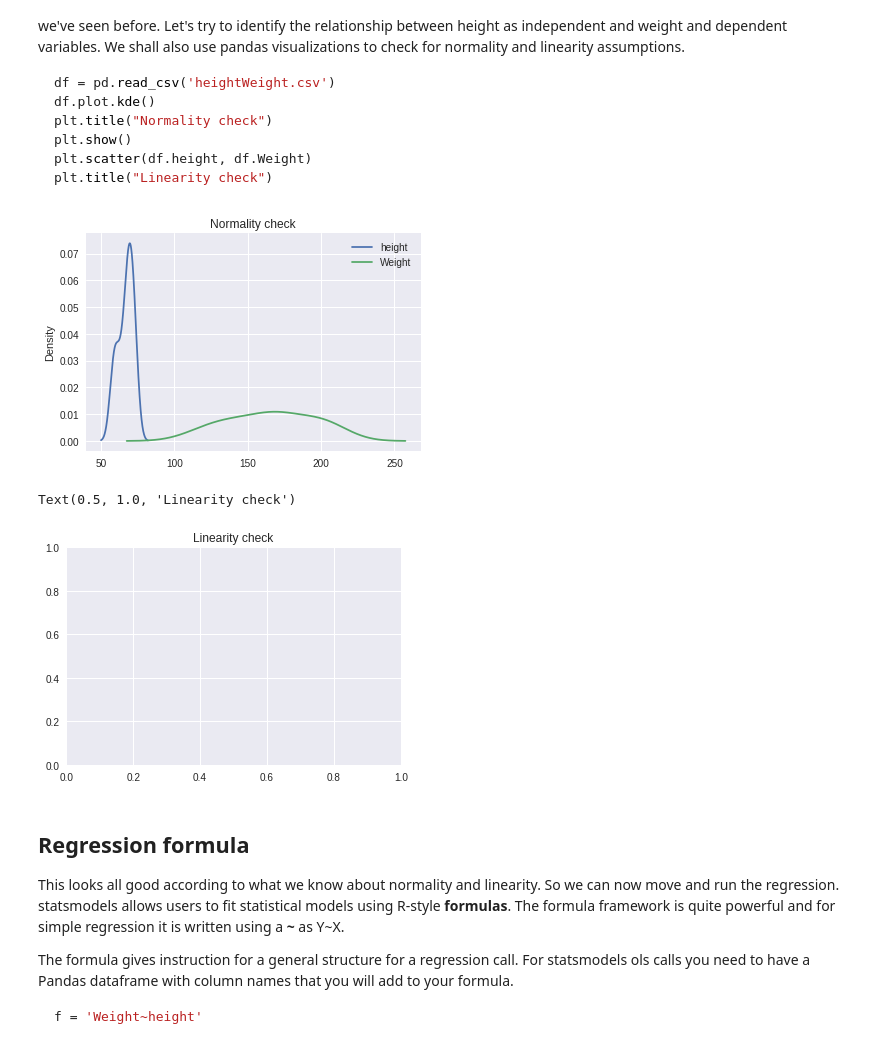
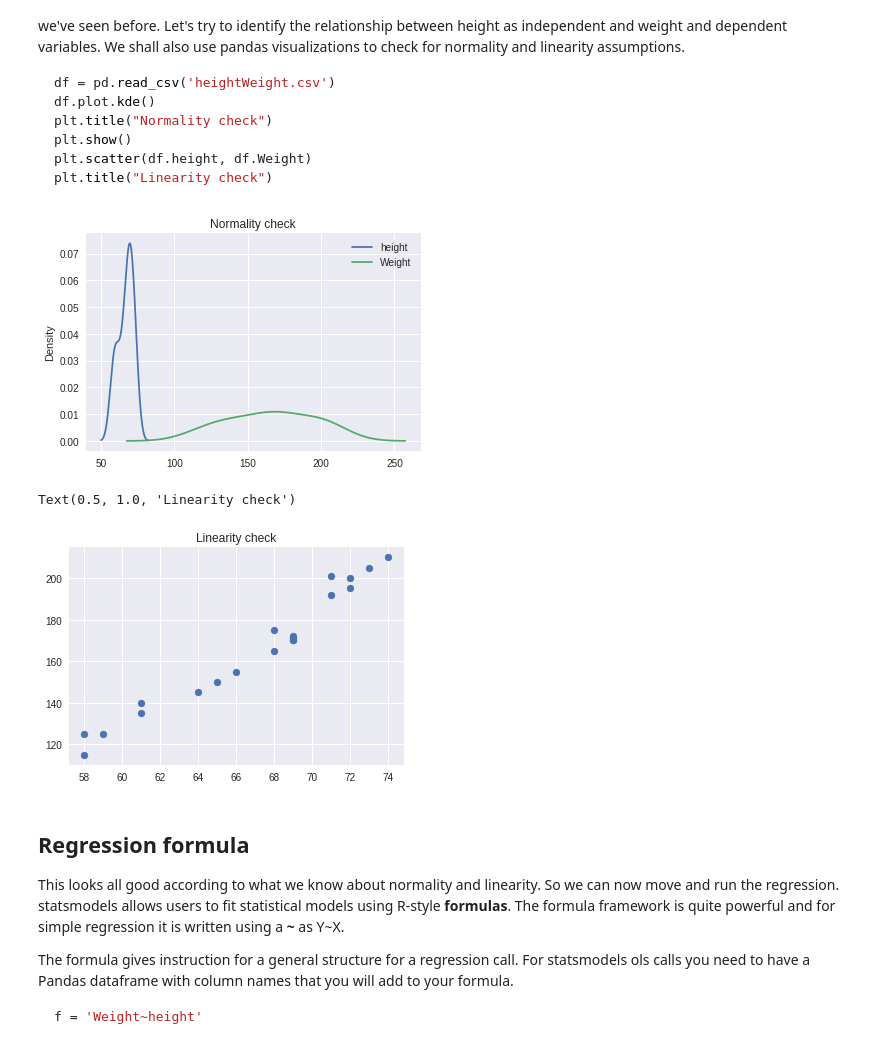
Before and after one commit to denisdunn/dsc-01-10-12-ols-statsmodels-nyc-ds-career-031119, a Jupyter notebook: index.ipynb, the cells around one changed output. Drawn from its saved outputs; the diff is of its cells as text; code cells hidden in the pictures.

```diff
--- a/index.ipynb
+++ b/index.ipynb
@@ -54,14 +54,14 @@ plt.title("Linearity check")
 # %%
 df = pd.read_csv('heightWeight.csv')
 df.plot.kde()
 plt.title("Normality check")
 plt.show()
-#plt.scatter(df.height, df.Weight)
+plt.scatter(df.height, df.Weight)
 plt.title("Linearity check")
 # %% [output]
 [figure]
 Text(0.5, 1.0, 'Linearity check')
-[figure, old version]
+[figure, new version]
 # %% [markdown]
 ## Regression formula
 
```
